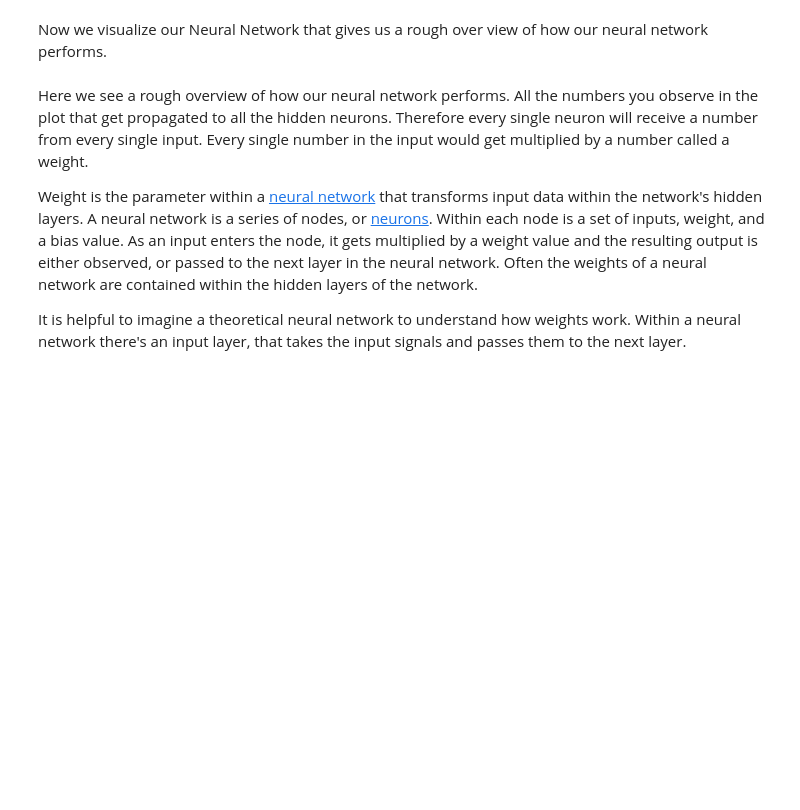
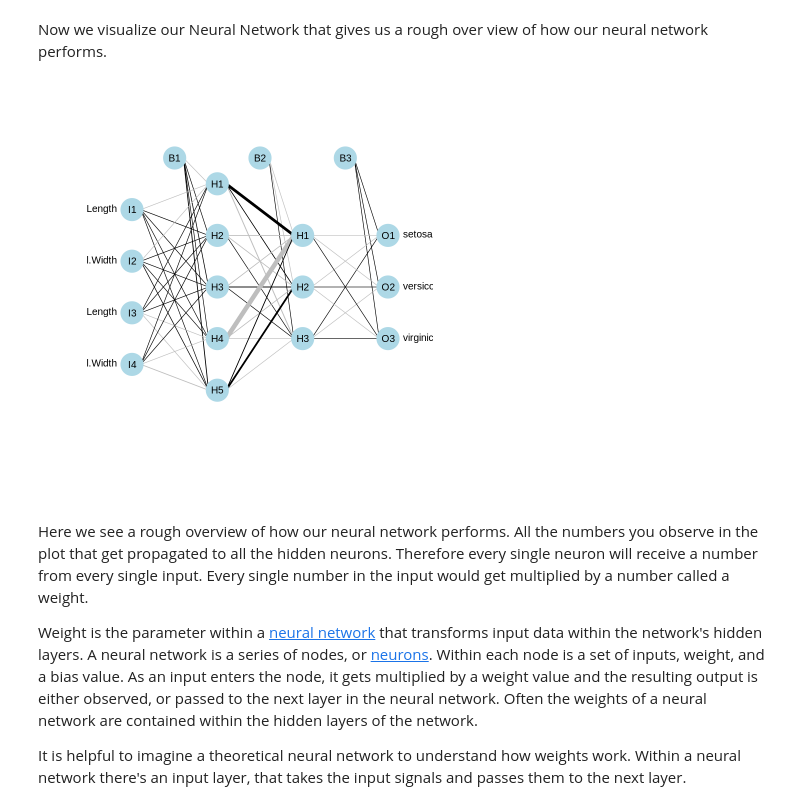
Before and after one commit to dennislamcv1/UniofColStatsLearning, a Jupyter notebook: Trees, SVM and Unsupervised Learning/Neural Networks.ipynb, the cells around one changed output. Cells and saved outputs as stored; diff of their text form; code cells hidden in the pictures; blank space fills up the shorter version.

```diff
--- a/Trees, SVM and Unsupervised Learning/Neural Networks.ipynb
+++ b/Trees, SVM and Unsupervised Learning/Neural Networks.ipynb
@@ -53,6 +59,10 @@ A data.frame: 6 × 5
 Now we visualize our Neural Network that gives us a rough over view of how our neural network performs.
 # %%
 plot(NN)
+# %%
+plotnet(NN)
+# %% [output]
+[figure, added]
 # %% [markdown]
 Here we see a rough overview of how our neural network performs. All the numbers you observe in the plot that get propagated to all the hidden neurons. Therefore every single neuron will receive a number from every single input. Every single number in the input would get multiplied by a number called a weight.
 
```
Also changed, not shown: parts of 6 cells of this notebook.
